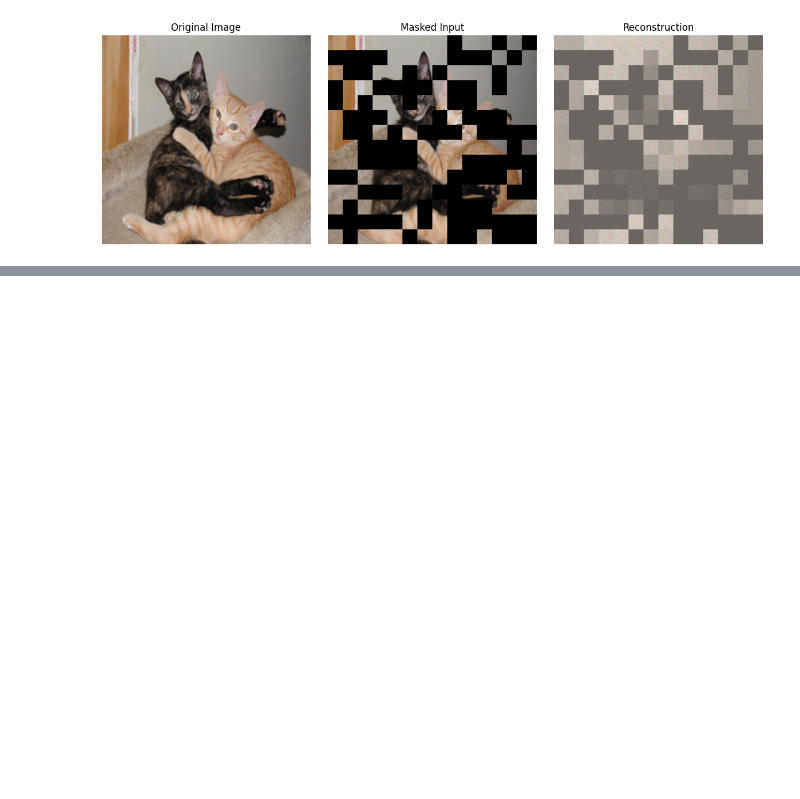
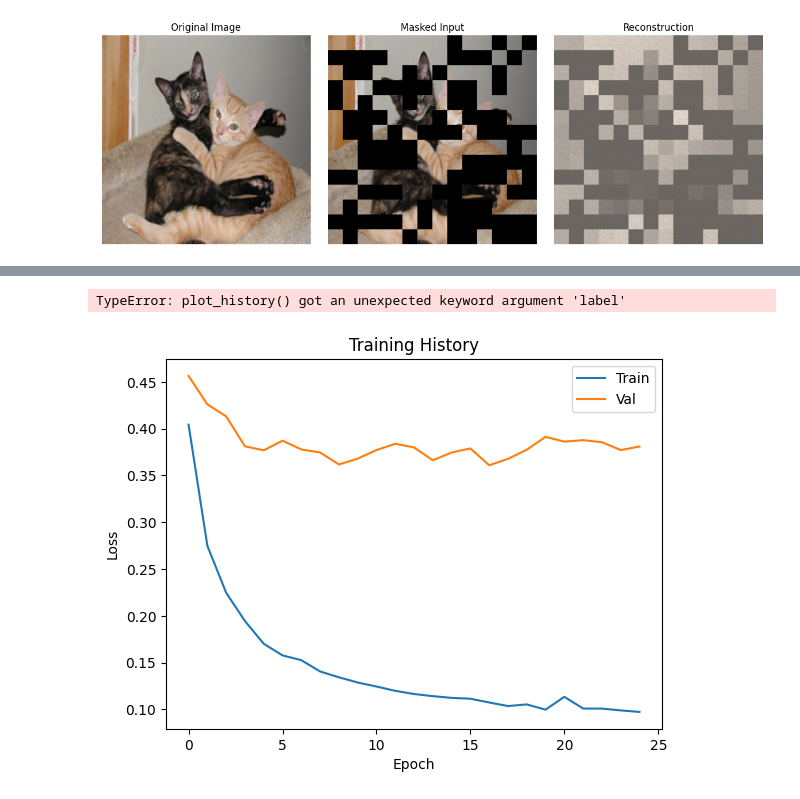
Before and after one commit to JayFernandez42/CS4782-FinalProj, a Jupyter notebook: ImageToQuestion.ipynb, the cells around one changed output, grey strips where cells are left out. Cells and saved outputs as stored; diff of their text form; code cells hidden in the pictures; blank space fills up the shorter version.

```diff
--- a/ImageToQuestion.ipynb
+++ b/ImageToQuestion.ipynb
@@ -632,0 +934,4 @@ show_mae_reconstruction(model, val_dataset)
+# %%
+train_comb_csv = "data/bfc_train_tensor_index.csv"
+val_comb_csv = "data/bfc_val_tensor_index.csv"
+test_comb_csv = "data/bfc_test_tensor_index.csv"
@@ -632,0 +940,38 @@ show_mae_reconstruction(model, val_dataset)
+# %%
+
+questions = pd.concat([train_df, val_df, test_df])["questions"].dropna().tolist()
+vocab, idx_to_word = build_vocab(questions)
+
+# Datasets with base_dir for .pt files
+# BASE_DIR = "data"
+train_dataset = VQGTensorDataset(train_comb_csv, vocab, MAX_LENGTH)
+val_dataset   = VQGTensorDataset(val_comb_csv, vocab, MAX_LENGTH)
+test_dataset  = VQGTensorDataset(test_comb_csv, vocab, MAX_LENGTH)
+
+# Dataloaders
+from torch.utils.data import DataLoader
+dataloaders = {
+    "bfc_comb": {
+        "train": DataLoader(train_dataset, batch_size=BATCH_SIZE, shuffle=True),
+        "val":   DataLoader(val_dataset, batch_size=BATCH_SIZE, shuffle=False),
+        "test":  DataLoader(test_dataset, batch_size=BATCH_SIZE, shuffle=False),
+    }
+}
+# %%
+transformer_model = TransformerModel(EMBED_SIZE, len(vocab), use_resnet = False).to(device)
+criterion = nn.CrossEntropyLoss()
+optimizer = torch.optim.Adam(transformer_model.parameters(), lr=LR, weight_decay=1e-5)
+# %%
+# from model import TransformerModel  # assuming you've imported from your updated model.py
+
+
+
+history_transformer = train_model(transformer_model, dataloaders["bfc_comb"]["train"], dataloaders["bfc_comb"]["val"], vocab, criterion, optimizer, device, EPOCHS)
+plot_history(history_transformer, label="Transformer")
+# %% [output]
+TypeError: plot_history() got an unexpected keyword argument 'label'
+# %%
+plot_history(history_transformer)
+test_loss(transformer_model, dataloaders["bfc_comb"]["test"], vocab, criterion, device)
+# %% [output]
+[figure, added]
```
Also changed, not shown: parts of 38 cells of this notebook, 49 other files.
